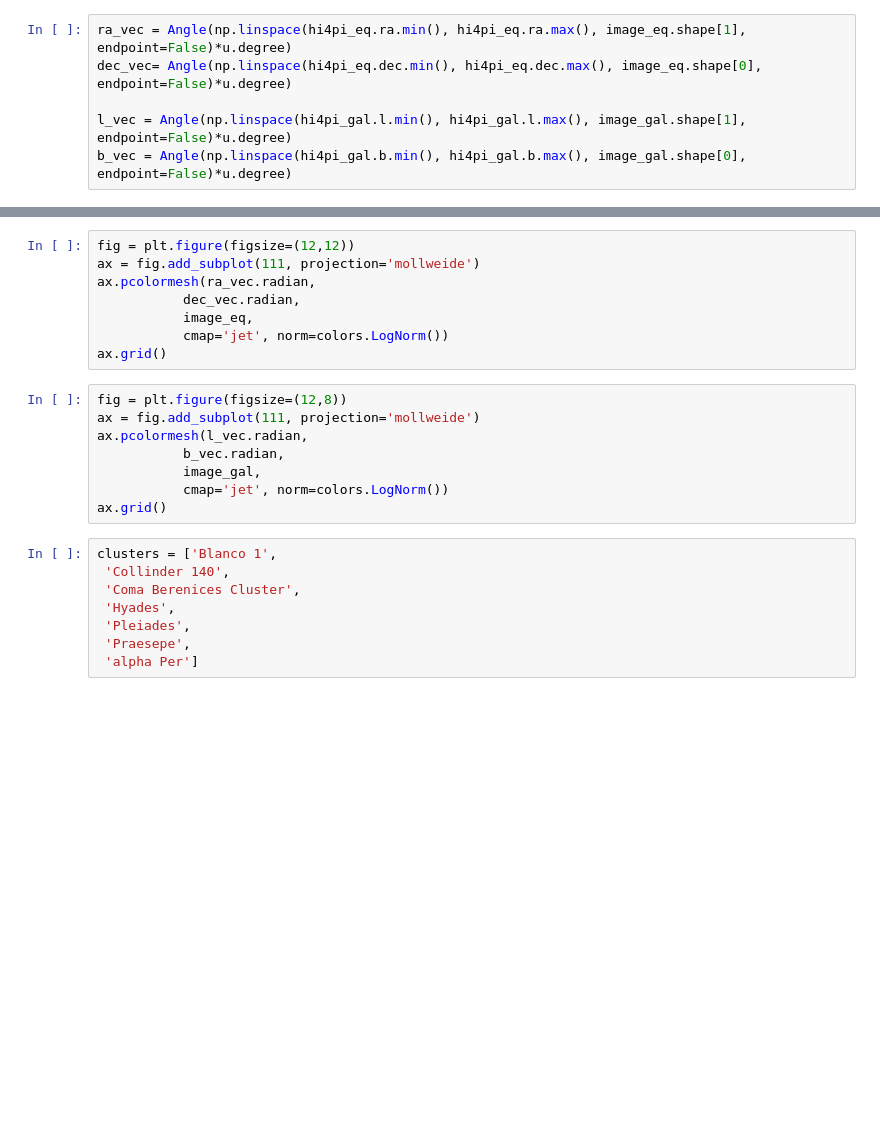
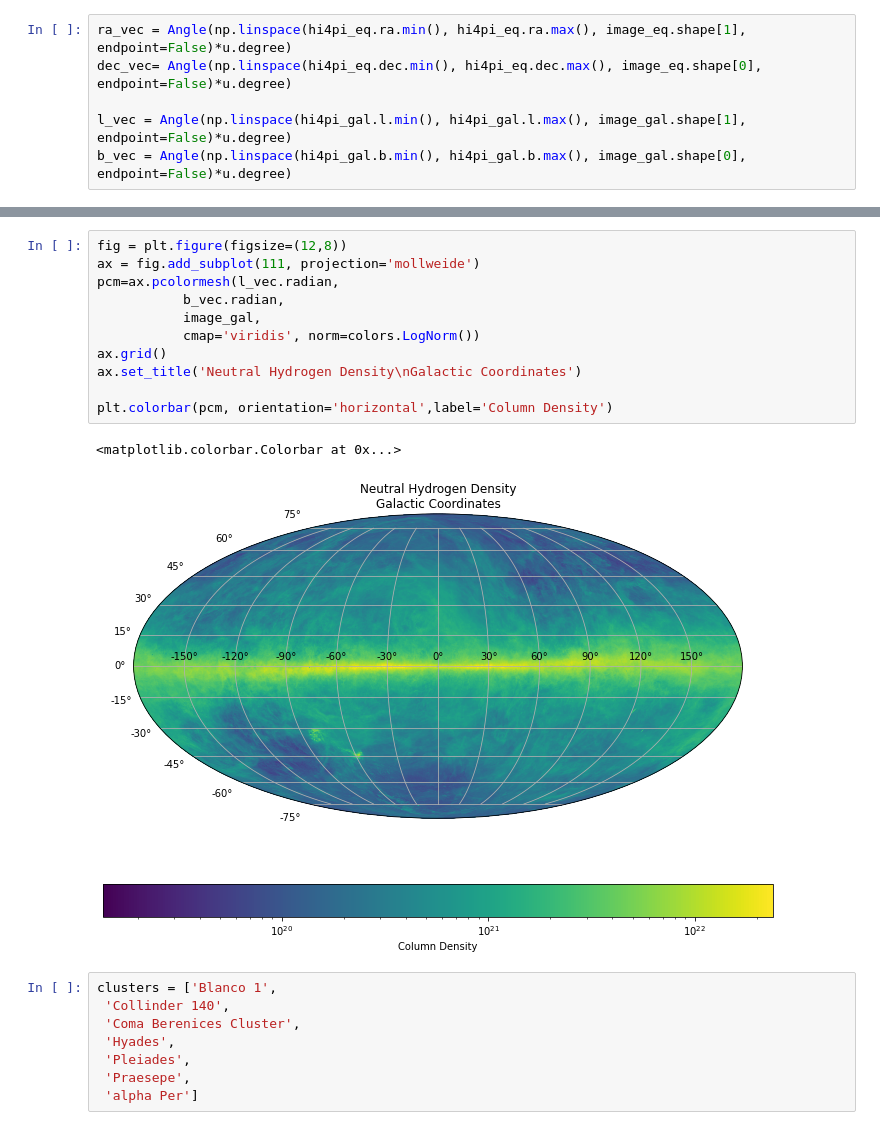
Before and after one commit to Dishwasha/cas-tau, a Jupyter notebook: AstropyTutorial.ipynb, the cells around one changed output, grey strips where cells are left out. Saved outputs shown, nothing was run; the diff lists cells and outputs as text; blank space fills up the shorter version.

```diff
--- a/AstropyTutorial.ipynb
+++ b/AstropyTutorial.ipynb
@@ -197,19 +403,17 @@ b_vec = Angle(np.linspace(hi4pi_gal.b.min(), hi4pi_gal.b.max(), image_gal.shape[
 # %%
-fig = plt.figure(figsize=(12,12))
+fig = plt.figure(figsize=(12,8))
 ax = fig.add_subplot(111, projection='mollweide')
-ax.pcolormesh(ra_vec.radian,
-           dec_vec.radian,
-           image_eq,
-           cmap='jet', norm=colors.LogNorm())
+pcm=ax.pcolormesh(l_vec.radian,
+           b_vec.radian,
+           image_gal,
+           cmap='viridis', norm=colors.LogNorm())
 ax.grid()
+ax.set_title('Neutral Hydrogen Density\nGalactic Coordinates')
+
+plt.colorbar(pcm, orientation='horizontal',label='Column Density')
+# %% [output]
+<matplotlib.colorbar.Colorbar at 0x...>
+[figure, added]
-# %%
-fig = plt.figure(figsize=(12,8))
-ax = fig.add_subplot(111, projection='mollweide')
-ax.pcolormesh(l_vec.radian,
-           b_vec.radian,
-           image_gal,
-           cmap='jet', norm=colors.LogNorm())
-ax.grid()
 # %%
 clusters = ['Blanco 1',
  'Collinder 140',
```
Also changed, not shown: parts of 64 cells of this notebook.
